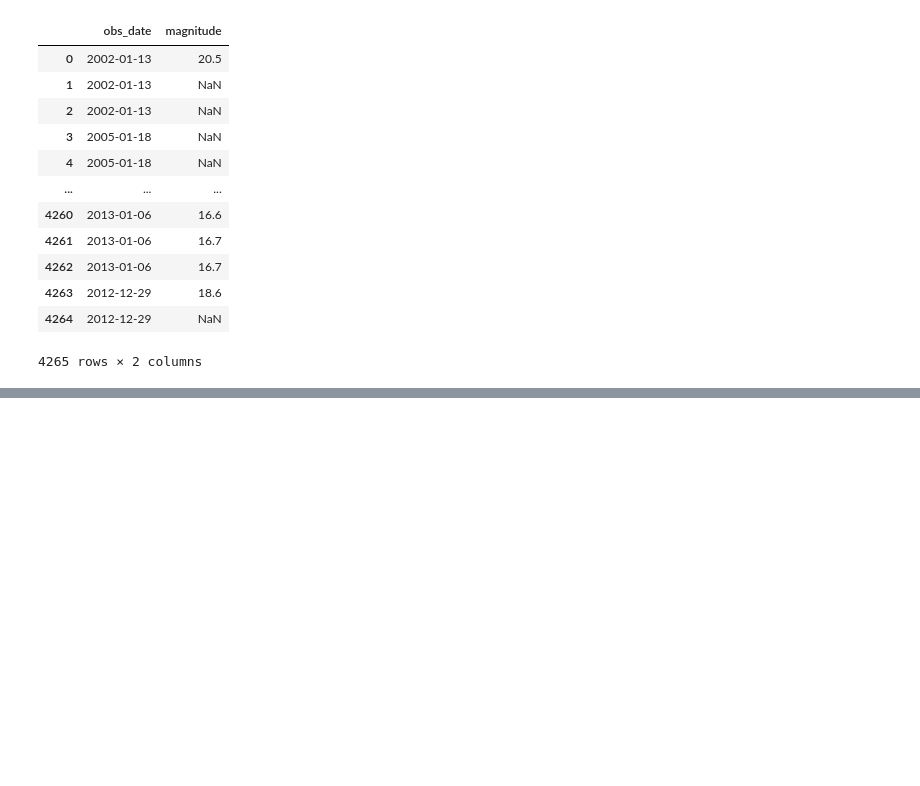
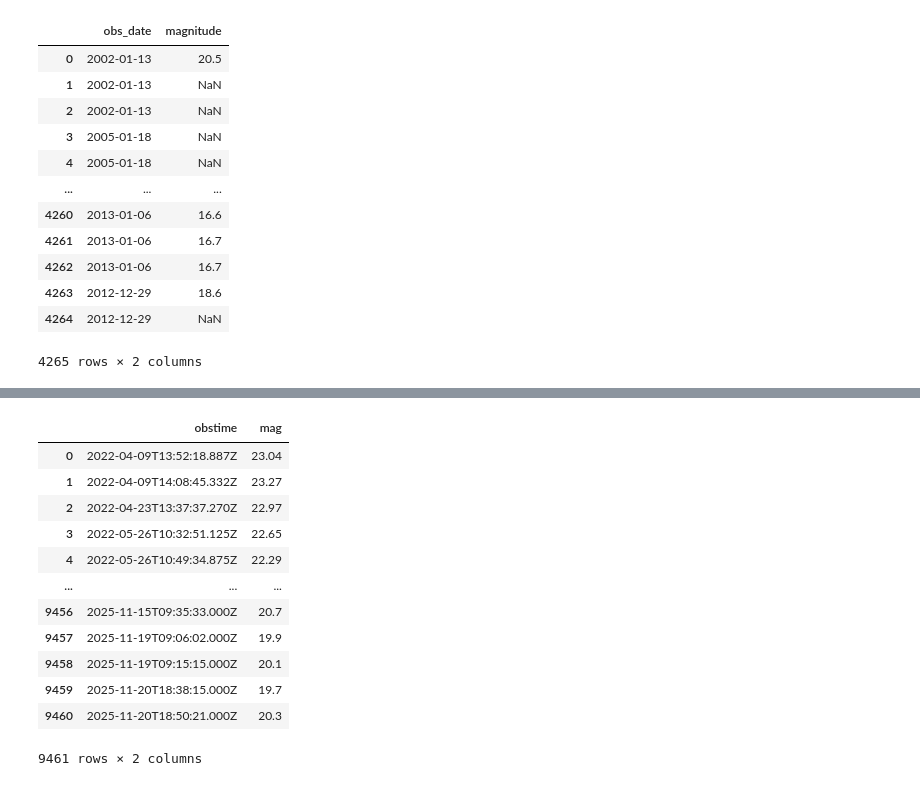
Before and after one commit to sperezp23/Analizador_de_cometas_COLAB, a Jupyter notebook: Limpiar_datos_MPC.ipynb, the cells around one changed output, grey strips where cells are left out. Drawn from its saved outputs; the diff is of its cells as text; code cells hidden in the pictures; blank space fills up the shorter version.

```diff
--- a/Limpiar_datos_MPC.ipynb
+++ b/Limpiar_datos_MPC.ipynb
@@ -211,3 +227,16 @@ fig.update_yaxes(autorange="reversed")
 fig.show()
 # %%
 mpc_obs_filtered_df.to_parquet('Archivos/2525_OStein_MPC.parquet', index = False)
+# %%
+import requests
+import pandas as pd
+
+response = requests.get("https://data.minorplanetcenter.net/api/get-obs", json={"desigs": [r"C/2023 A3"], "output_format":["ADES_DF","OBS_DF"]})
+
+if response.ok:
+    ades_df = pd.DataFrame(response.json()[0]['ADES_DF'])
+    obs_df = pd.DataFrame(response.json()[0]['OBS_DF'])
+    # print(ades_df)
+    # print(obs_df)
+else:
+    print("Error: ", response.status_code, response.content)
@@ -213,0 +259,16 @@ mpc_obs_filtered_df.to_parquet('Archivos/2525_OStein_MPC.parquet', index = False
+# %%
+ades_df[['obstime','mag']]
+# %% [output]
+|  | obstime | mag |
+| 0 | 2022-04-09T13:52:18.887Z | 23.04 |
+| 1 | 2022-04-09T14:08:45.332Z | 23.27 |
+| 2 | 2022-04-23T13:37:37.270Z | 22.97 |
+| 3 | 2022-05-26T10:32:51.125Z | 22.65 |
+| 4 | 2022-05-26T10:49:34.875Z | 22.29 |
+| ... | ... | ... |
+| 9456 | 2025-11-15T09:35:33.000Z | 20.7 |
+| 9457 | 2025-11-19T09:06:02.000Z | 19.9 |
+| 9458 | 2025-11-19T09:15:15.000Z | 20.1 |
+| 9459 | 2025-11-20T18:38:15.000Z | 19.7 |
+| 9460 | 2025-11-20T18:50:21.000Z | 20.3 |
+9461 rows × 2 columns
```
Also changed, not shown: parts of 10 cells of this notebook.
